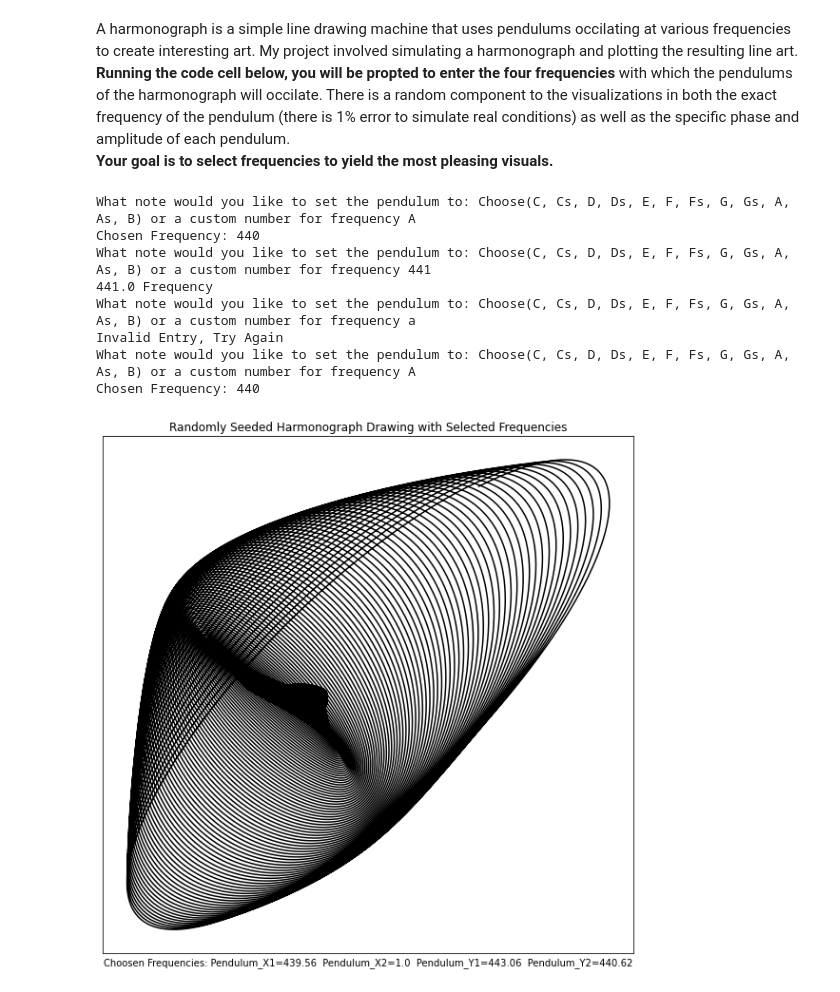
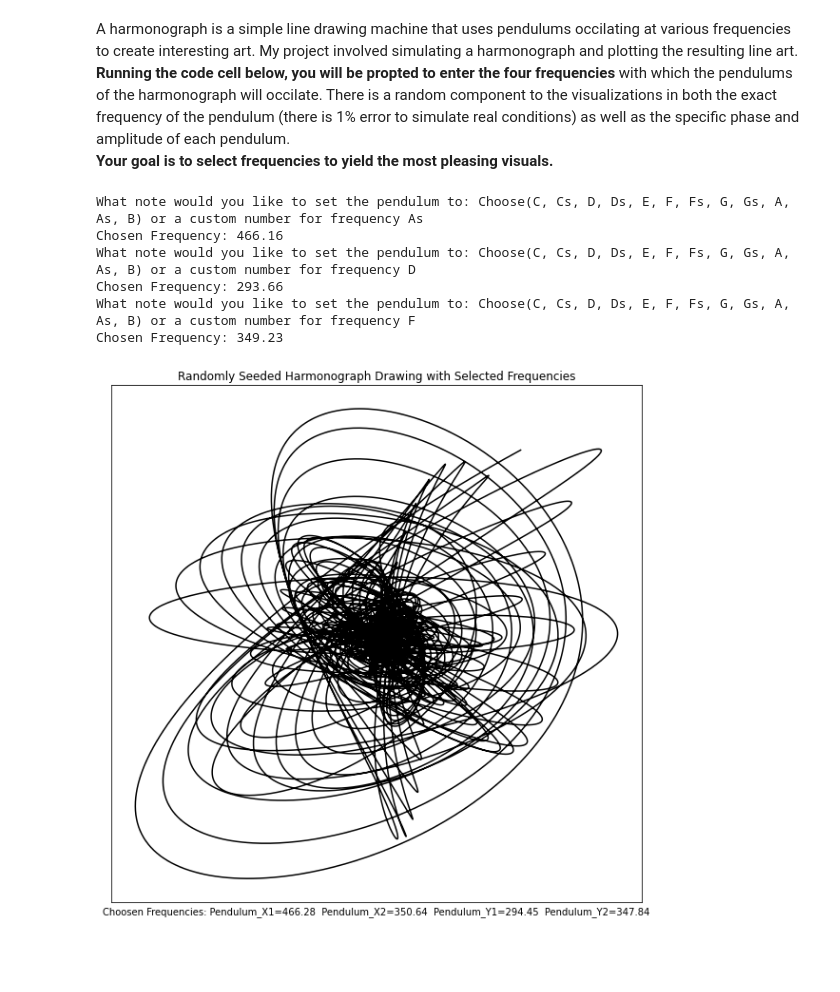
Before and after one commit to olincollege/Harmonograph-Visualizer, a Jupyter notebook: main_visualizer.ipynb, the cells around one changed output. Cells and saved outputs as stored; diff of their text form; code cells hidden in the pictures; blank space fills up the shorter version.

```diff
--- a/main_visualizer.ipynb
+++ b/main_visualizer.ipynb
@@ -19,32 +16,30 @@ A harmonograph is a simple line drawing machine that uses pendulums occilating a
 # %%
 from pendulum import Pendulum
 from plotting import HarmonographView
 from controler import TextController
 
 pendulum_x1 = Pendulum()
 pendulum_x2 = Pendulum()
 pendulum_y1 = Pendulum()
 pendulum_y2 = Pendulum()
 
 view = HarmonographView(pendulum_x1, pendulum_x2, pendulum_y1, pendulum_y2)
 
 controler = TextController()
 pendulum_x1.frequency = controler.input() #set the x axis pendulum frequency
 pendulum_y1.frequency = controler.input() #set the y axis pendulum frequency
-pendulum_y2.frequency = pendulum_y2.frequency= controler.input() #the rotary pendulum has the same frequency in both axis
+pendulum_x2.frequency = pendulum_y2.frequency= controler.input() #the rotary pendulum has the same frequency in both axis
 
 
-#creates three visuals with the same frequencies, but different random starting points. This gives a bit of variety
+#creates three visuals with thesame frequencies, but different random starting points. This gives a bit of variety
 view.draw("Visual_1")
 view.draw("Visual_2")
 view.draw("Visual_3")
 # %% [output]
-What note would you like to set the pendulum to: Choose(C, Cs, D, Ds, E, F, Fs, G, Gs, A, As, B) or a custom number for frequency A
-Chosen Frequency: 440
-What note would you like to set the pendulum to: Choose(C, Cs, D, Ds, E, F, Fs, G, Gs, A, As, B) or a custom number for frequency 441
-441.0 Frequency
-What note would you like to set the pendulum to: Choose(C, Cs, D, Ds, E, F, Fs, G, Gs, A, As, B) or a custom number for frequency a
-Invalid Entry, Try Again
-What note would you like to set the pendulum to: Choose(C, Cs, D, Ds, E, F, Fs, G, Gs, A, As, B) or a custom number for frequency A
-Chosen Frequency: 440
+What note would you like to set the pendulum to: Choose(C, Cs, D, Ds, E, F, Fs, G, Gs, A, As, B) or a custom number for frequency As
+Chosen Frequency: 466.16
+What note would you like to set the pendulum to: Choose(C, Cs, D, Ds, E, F, Fs, G, Gs, A, As, B) or a custom number for frequency D
+Chosen Frequency: 293.66
+What note would you like to set the pendulum to: Choose(C, Cs, D, Ds, E, F, Fs, G, Gs, A, As, B) or a custom number for frequency F
+Chosen Frequency: 349.23
-[figure, old version]
+[figure, new version]
```
Also changed, not shown: parts of 2 cells of this notebook.
